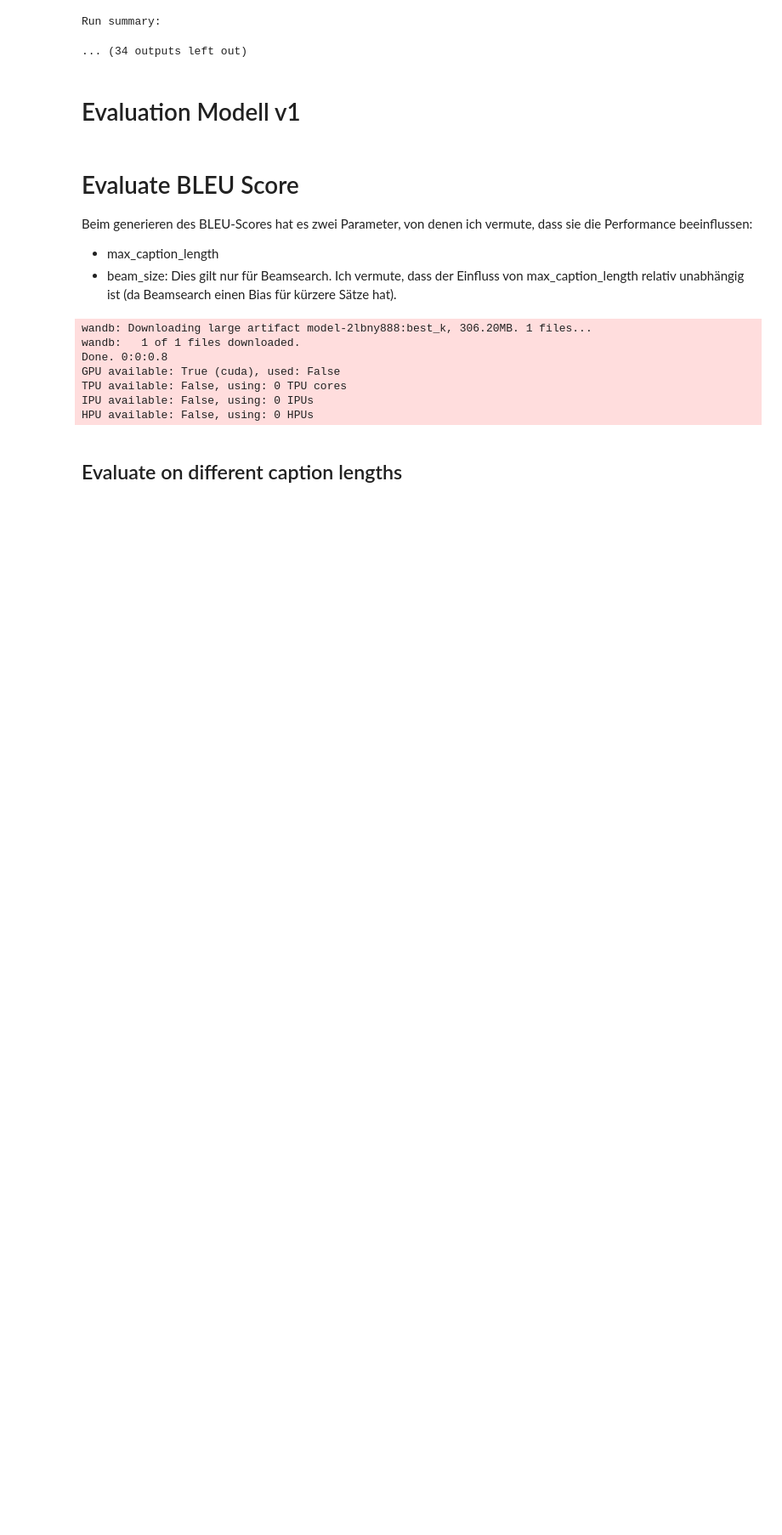
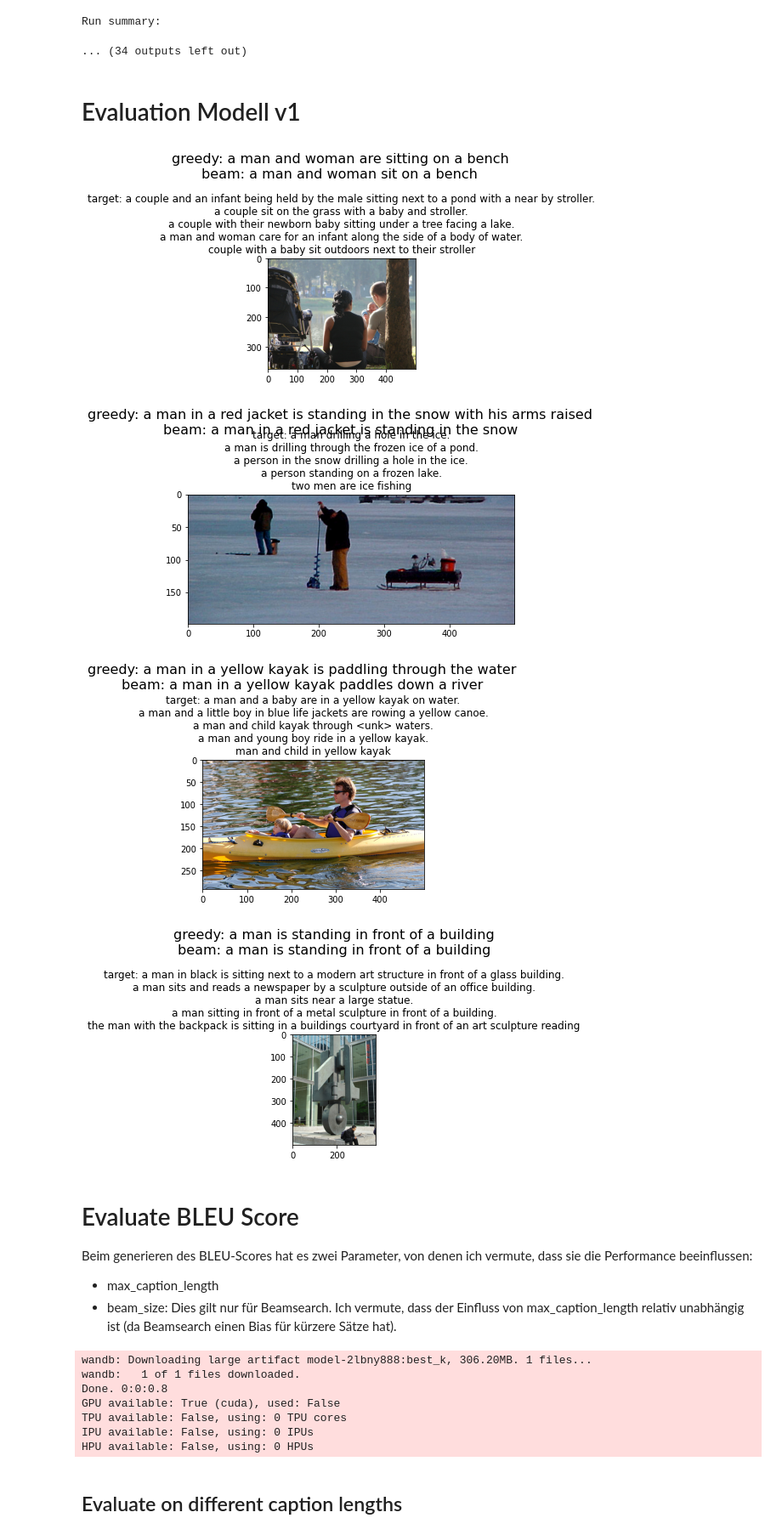
Before and after one commit to florinbarbisch/del, a Jupyter notebook: mc2.ipynb, the cells around one changed output. Shown at 85% size. Drawn from its saved outputs; the diff is of its cells as text; code cells hidden in the pictures; blank space fills up the shorter version.

Commit message:
Added: visualize test predictions

```diff
--- a/mc2.ipynb
+++ b/mc2.ipynb
@@ -758,6 +758,64 @@ for i, (image, captions, image_ids) in tqdm(enumerate(test_loader), total=len(te
     target_captions.extend(captions)
     if i == 0:
         break # don't need more than 128 images
+# %%
+# predict the first 4 image captions
+model.to(torch.device('cuda'))
+outputs_greedy = model.sample_greedy(torch.stack(images[:4]).to(torch.device('cuda')), max_length=15)
+outputs_beam = model.sample_beam(torch.stack(images[:4]).to(torch.device('cuda')), max_length=20, beam_size=2)
+
+# filter out the <eos>, <sos> and <pad> tokens
+generated_sentences_greedy = []
+for caption in outputs_greedy:
+    tokens = []
+    for idx in caption:
+        if idx != vocab.eos_idx:
+            tokens.append(vocab.idx_to_token(idx))
+        else:
+            break
+    generated_sentences_greedy.append(" ".join(tokens))
+
+generated_sentences_beam = []
+for caption in outputs_beam:
+    tokens = []
+    for idx in caption:
+        if idx != vocab.eos_idx:
+            tokens.append(vocab.idx_to_token(idx))
+        else:
+            break
+    generated_sentences_beam.append(" ".join(tokens))
+
+target_sentence_groups = []
+for target_caption_group in target_captions[:4]:
+    target_sentences = []
+    for caption in target_caption_group:
+        tokens = []
+        for idx in caption:
+            if idx == vocab.sos_idx:
+                continue
+            if idx != vocab.eos_idx:
+                tokens.append(vocab.idx_to_token(idx))
+            else:
+                break
+        target_sentences.append(" ".join(tokens))
+    target_sentence_groups.append(target_sentences)
+
+# plot the images and the captions
+for i, (image_id, target_sentences, generated_sentence_greedy, generated_sentence_beam) in enumerate(zip(image_ids[:4], target_sentence_groups, generated_sentences_greedy, generated_sentences_beam)):
+    # load the images from the disk
+    image_path = os.path.join(config["image_dir"], image_id)
+    image = Image.open(image_path).convert('RGB')
+    plt.imshow(image)
+    strs = '.\n'.join(target_sentences)
+    plt.suptitle(f"greedy: {generated_sentence_greedy}\nbeam: {generated_sentence_beam}", fontsize=16)
+    plt.title(f"target: {strs}")
+    plt.tight_layout()
+    plt.show()
+# %% [output]
+[figure, added]
+[figure, added]
+[figure, added]
+[figure, added]
 # %% [markdown]
 # Evaluate BLEU Score
 Beim generieren des BLEU-Scores hat es zwei Parameter, von denen ich vermute, dass sie die Performance beeinflussen:
```
